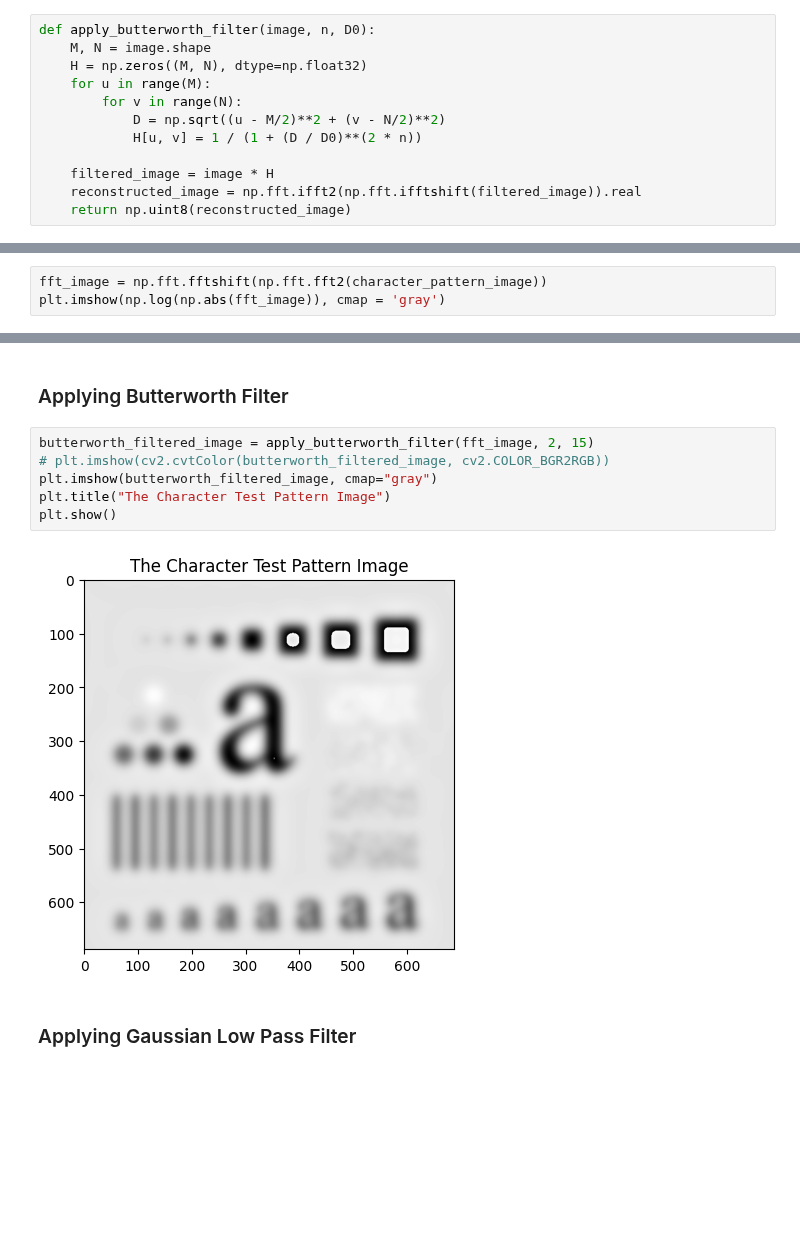
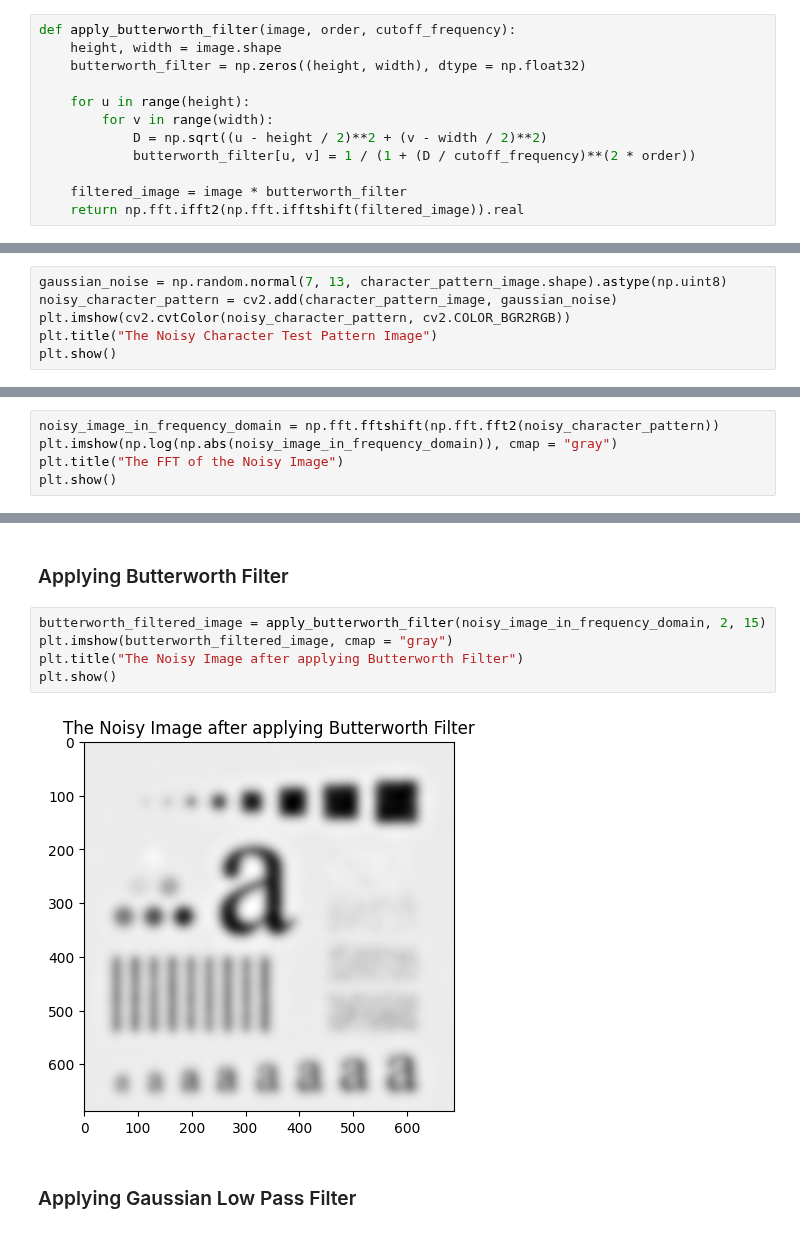
Before and after one commit to ahnafshahrear/Digital-Image-Processing-Lab, a Jupyter notebook: 4(a) Butterworth & Gaussian Filters.ipynb, the cells around one changed output, grey strips where cells are left out. Cells and saved outputs as stored; diff of their text form; blank space fills up the shorter version.

Commit message:
4(a) Butterworth & Gaussian Filters added

```diff
--- a/4(a) Butterworth & Gaussian Filters.ipynb
+++ b/4(a) Butterworth & Gaussian Filters.ipynb
@@ -7,17 +7,17 @@ import matplotlib.pyplot as plt
 # %% [markdown]
 ### Function for Butterworth Low Pass Filter
 # %%
-def apply_butterworth_filter(image, n, D0):
-    M, N = image.shape
-    H = np.zeros((M, N), dtype=np.float32)
-    for u in range(M):
-        for v in range(N):
-            D = np.sqrt((u - M/2)**2 + (v - N/2)**2)
-            H[u, v] = 1 / (1 + (D / D0)**(2 * n))
+def apply_butterworth_filter(image, order, cutoff_frequency):
+    height, width = image.shape
+    butterworth_filter = np.zeros((height, width), dtype = np.float32)
 
-    filtered_image = image * H
-    reconstructed_image = np.fft.ifft2(np.fft.ifftshift(filtered_image)).real
-    return np.uint8(reconstructed_image)
+    for u in range(height):
+        for v in range(width):
+            D = np.sqrt((u - height / 2)**2 + (v - width / 2)**2)
+            butterworth_filter[u, v] = 1 / (1 + (D / cutoff_frequency)**(2 * order))
+
+    filtered_image = image * butterworth_filter
+    return np.fft.ifft2(np.fft.ifftshift(filtered_image)).real
 # %% [markdown]
 ### Function for Gaussian Low Pass Filter
 # %%
@@ -44,0 +46,6 @@ plt.show()
+# %%
+gaussian_noise = np.random.normal(7, 13, character_pattern_image.shape).astype(np.uint8)
+noisy_character_pattern = cv2.add(character_pattern_image, gaussian_noise)
+plt.imshow(cv2.cvtColor(noisy_character_pattern, cv2.COLOR_BGR2RGB))
+plt.title("The Noisy Character Test Pattern Image")
+plt.show()
@@ -47,4 +56,6 @@ plt.show()
 # %%
-fft_image = np.fft.fftshift(np.fft.fft2(character_pattern_image))
-plt.imshow(np.log(np.abs(fft_image)), cmap = 'gray')
+noisy_image_in_frequency_domain = np.fft.fftshift(np.fft.fft2(noisy_character_pattern))
+plt.imshow(np.log(np.abs(noisy_image_in_frequency_domain)), cmap = "gray")
+plt.title("The FFT of the Noisy Image")
+plt.show()
 # %% [output]
@@ -53,13 +63,12 @@ plt.imshow(np.log(np.abs(fft_image)), cmap = 'gray')
 # %% [markdown]
 ### Applying Butterworth Filter
 # %%
-butterworth_filtered_image = apply_butterworth_filter(fft_image, 2, 15)
-# plt.imshow(cv2.cvtColor(butterworth_filtered_image, cv2.COLOR_BGR2RGB))
-plt.imshow(butterworth_filtered_image, cmap="gray")
-plt.title("The Character Test Pattern Image")
+butterworth_filtered_image = apply_butterworth_filter(noisy_image_in_frequency_domain, 2, 15)
+plt.imshow(butterworth_filtered_image, cmap = "gray")
+plt.title("The Noisy Image after applying Butterworth Filter")
 plt.show()
 # %% [output]
-[figure, old version]
+[figure, new version]
 # %% [markdown]
 ### Applying Gaussian Low Pass Filter
 # %%
```
Also changed, not shown: parts of 6 cells of this notebook, 1 other file.
